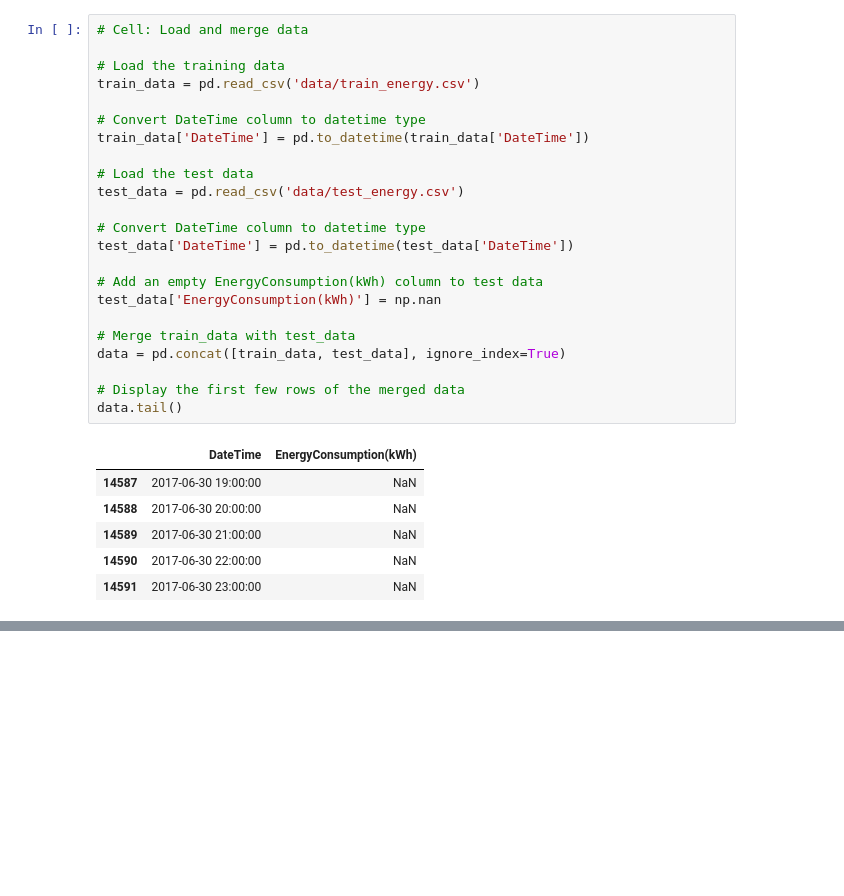
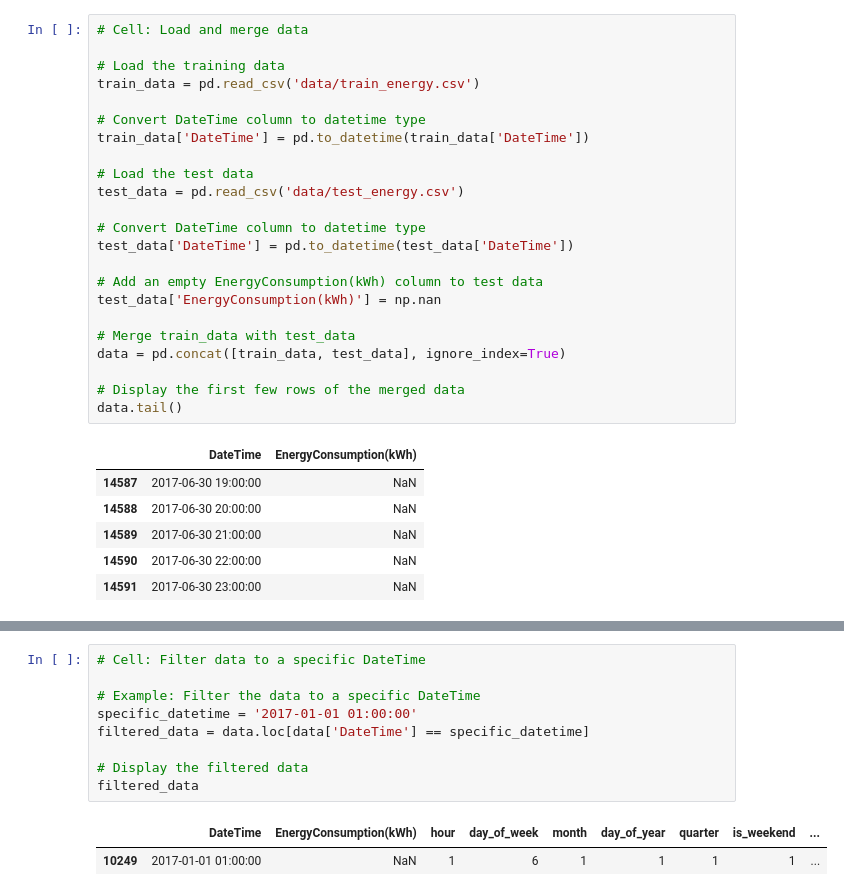
Before and after one commit to Adel2411/energy-consumption-prediction, a Jupyter notebook: prophet_model.ipynb, the cells around one changed output, grey strips where cells are left out. Drawn from its saved outputs; the diff is of its cells as text; blank space fills up the shorter version.

```diff
--- a/prophet_model.ipynb
+++ b/prophet_model.ipynb
@@ -54,3 +68,15 @@ data.tail()
+# %%
+# Cell: Filter data to a specific DateTime
+
+# Example: Filter the data to a specific DateTime
+specific_datetime = '2017-01-01 01:00:00'
+filtered_data = data.loc[data['DateTime'] == specific_datetime]
+
+# Display the filtered data
+filtered_data
+# %% [output]
+|  | DateTime | EnergyConsumption(kWh) | hour | day_of_week | month | day_of_year | quarter | is_weekend | ... |
+| 10249 | 2017-01-01 01:00:00 | NaN | 1 | 6 | 1 | 1 | 1 | 1 | ... |
 # %%
 # Preprocess the data for Prophet
 # Rename columns to 'ds' for DateTime and 'y' for the target variable
```
Also changed, not shown: parts of 9 cells of this notebook, 4 other files.
